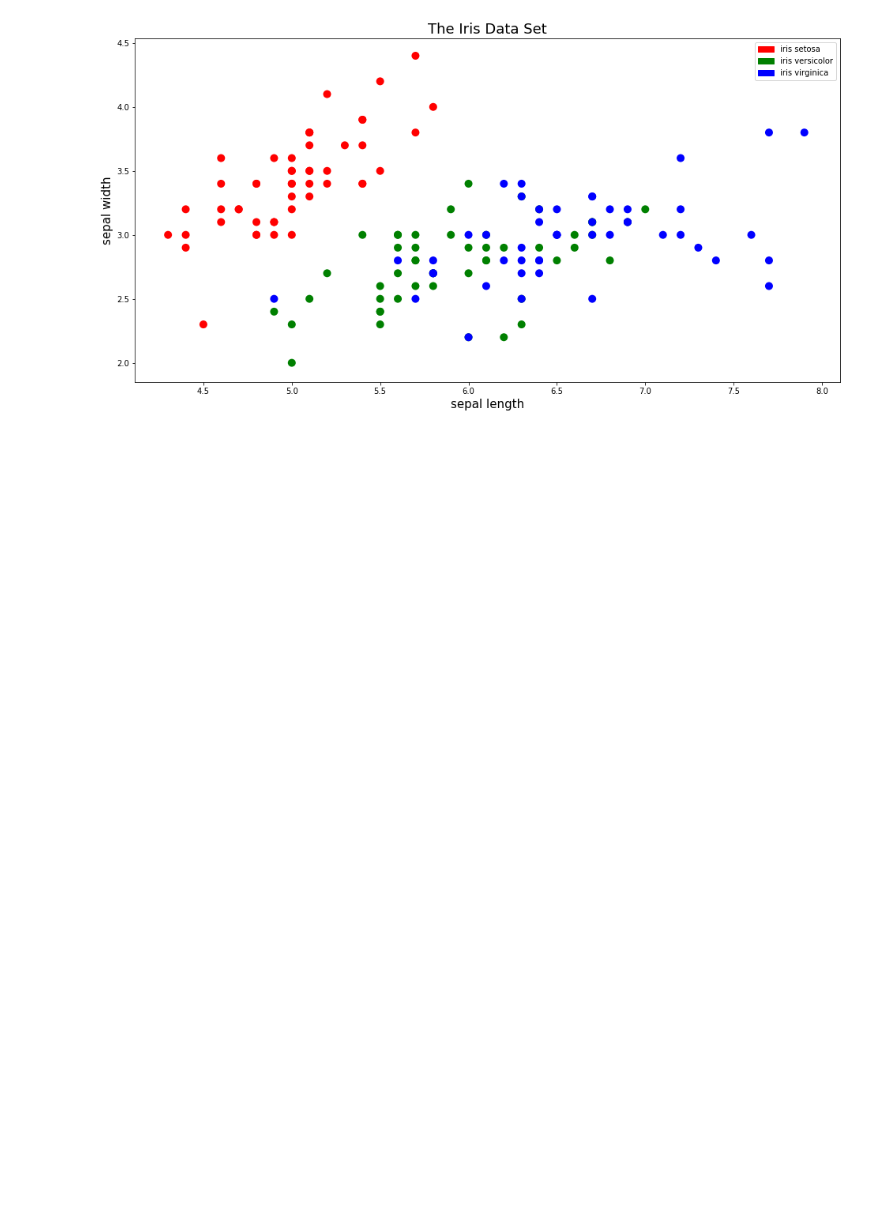
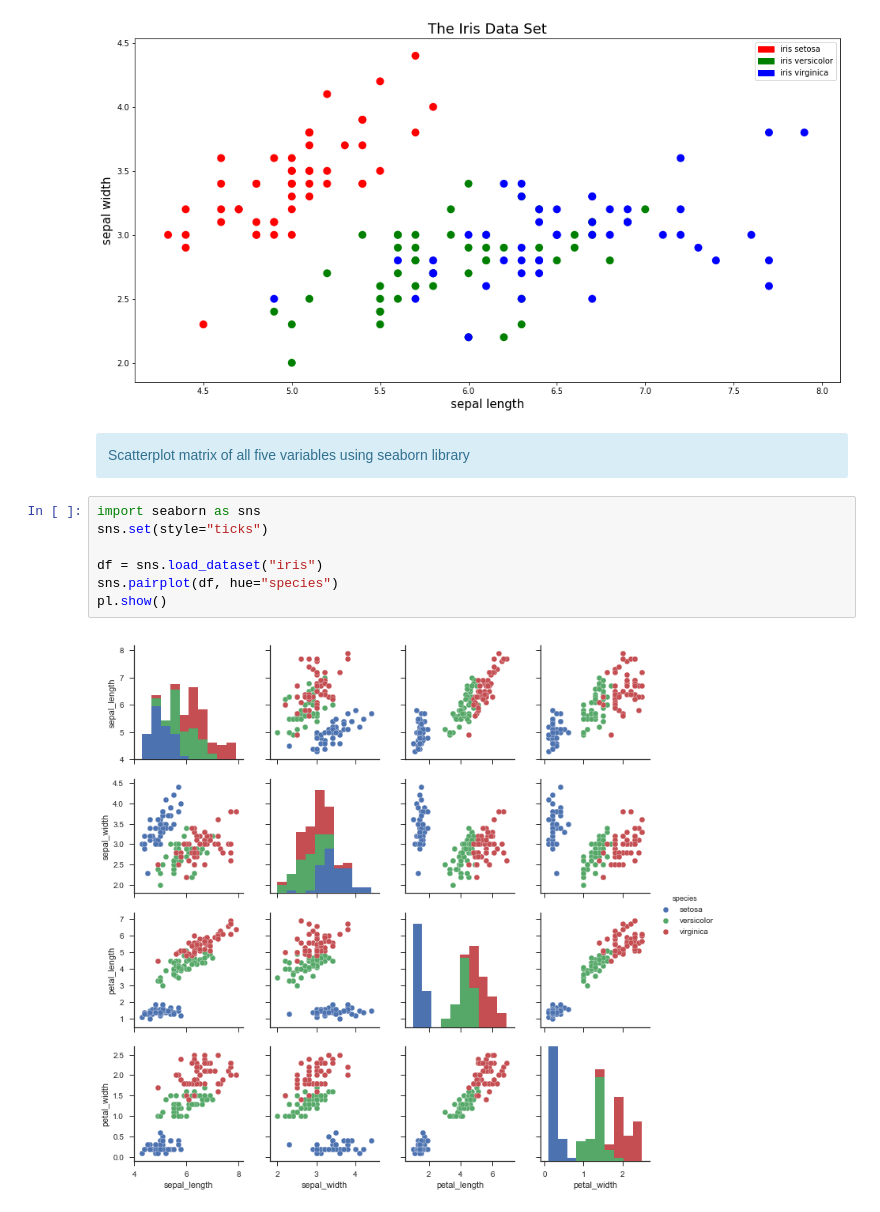
Before and after one commit to Sarlianth/python-problems3, a Jupyter notebook: iris-dataset.ipynb, the cells around one changed output. Saved outputs shown, nothing was run; the diff lists cells and outputs as text; blank space fills up the shorter version.

Commit message:
scatterplot matrix of all five variables and the R-squared value of the fit line

```diff
--- a/iris-dataset.ipynb
+++ b/iris-dataset.ipynb
@@ -71,3 +71,14 @@ pl.ylabel(r'sepal width', fontsize=15)
 pl.show()
 # %% [output]
 [figure]
+# %% [markdown]
+<div class="alert alert-block alert-info">Scatterplot matrix of all five variables using seaborn library</div>
+# %%
+import seaborn as sns
+sns.set(style="ticks")
+
+df = sns.load_dataset("iris")
+sns.pairplot(df, hue="species")
+pl.show()
+# %% [output]
+[figure, added]
```
Also changed, not shown: parts of 3 cells of this notebook.
